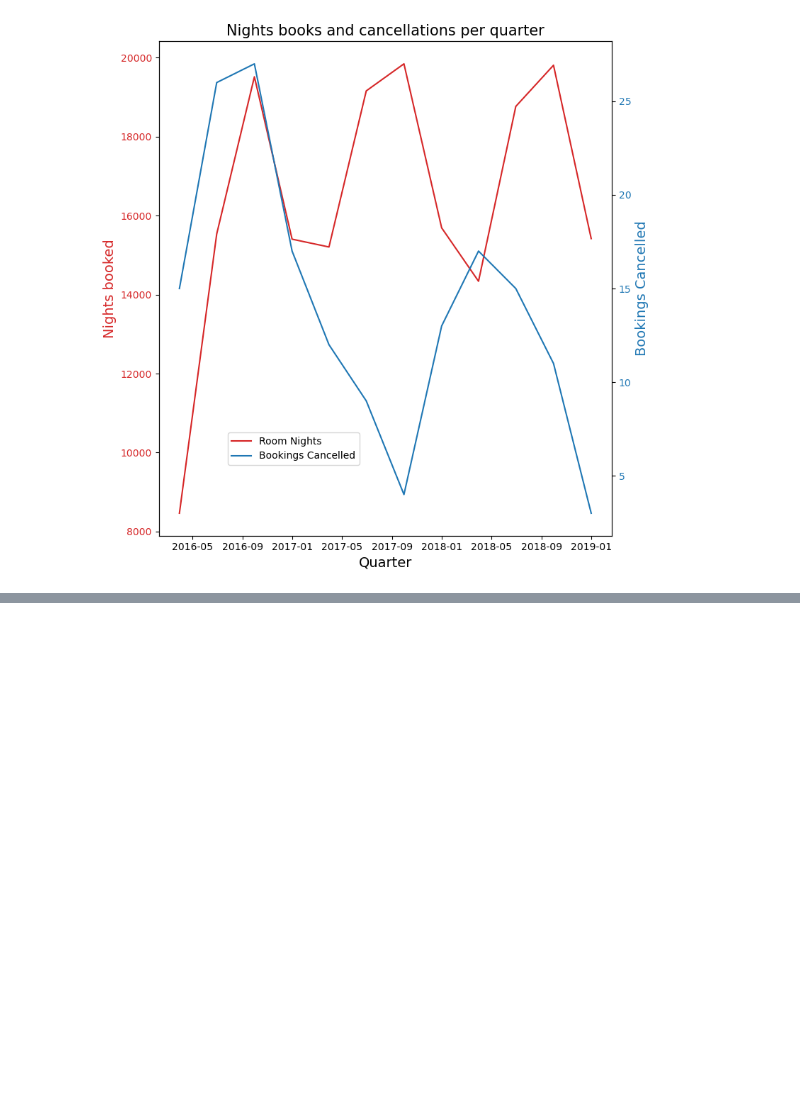
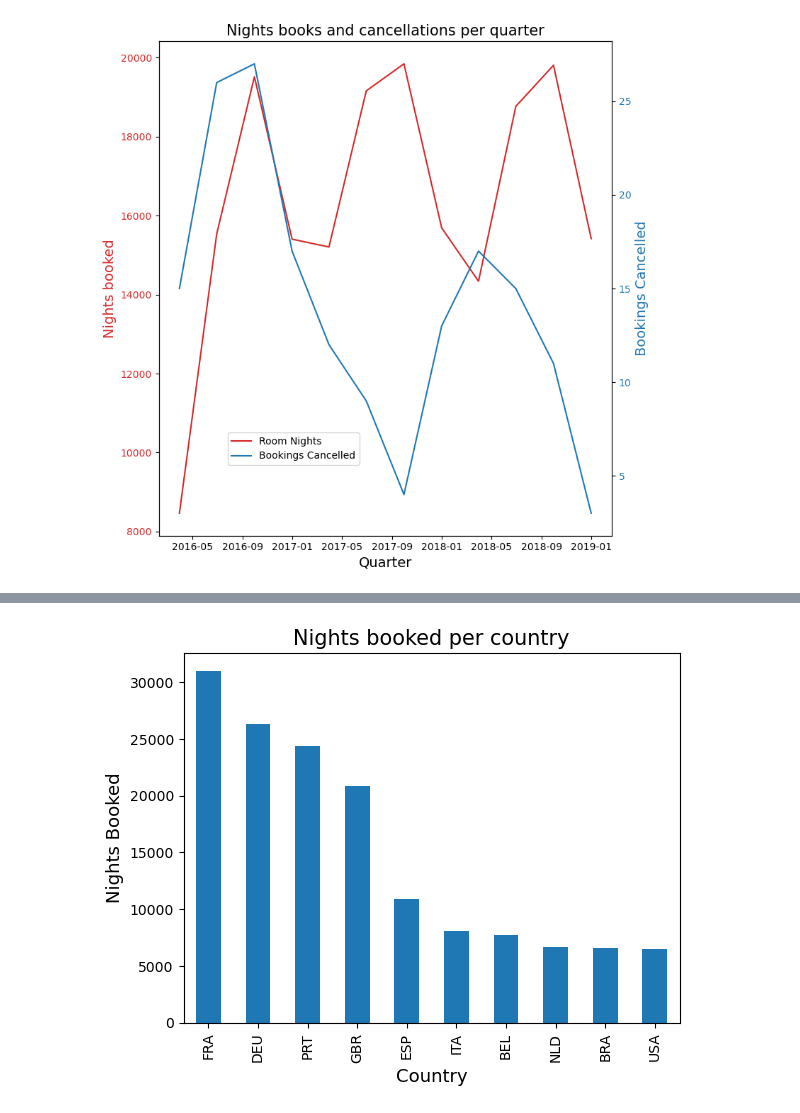
Before and after one commit to nickmnt/data, a Jupyter notebook: practical-ds/matplotlib-basics/MatplotlibBasics.ipynb, the cells around one changed output, grey strips where cells are left out. Saved outputs shown, nothing was run; the diff lists cells and outputs as text; code cells hidden in the pictures; blank space fills up the shorter version.

```diff
--- a/practical-ds/matplotlib-basics/MatplotlibBasics.ipynb
+++ b/practical-ds/matplotlib-basics/MatplotlibBasics.ipynb
@@ -133,0 +144,11 @@ plt.show()
+# %%
+vals_by_country = hotels.groupby("Nationality").agg({'RoomNights': 'sum', 'LodgingRevenue': 'sum'})
+
+revenue_by_country = vals_by_country['LodgingRevenue'].copy()
+revenue_by_country.sort_values(ascending=False, inplace=True)
+revenue_by_country = revenue_by_country.head(10)
+
+nights_by_country = vals_by_country['RoomNights'].copy()
+nights_by_country.sort_values(ascending=False, inplace=True)
+nights_by_country = nights_by_country.head(10)
+nights_by_country
@@ -133,0 +168,8 @@ plt.show()
+# %%
+nights_by_country.plot(kind='bar')
+plt.title("Nights booked per country", fontsize = 15)
+plt.ylabel("Nights Booked", fontsize = 13)
+plt.xlabel("Country", fontsize = 13)
+plt.show()
+# %% [output]
+[figure, added]
```
Also changed, not shown: parts of 18 cells of this notebook, 1 other file.
